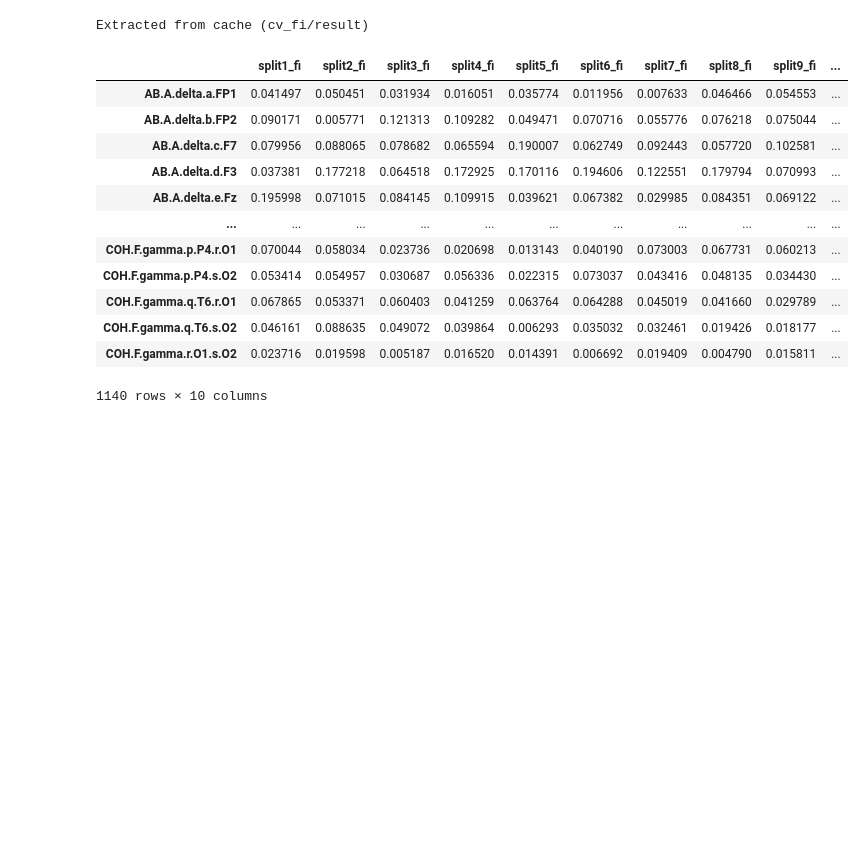
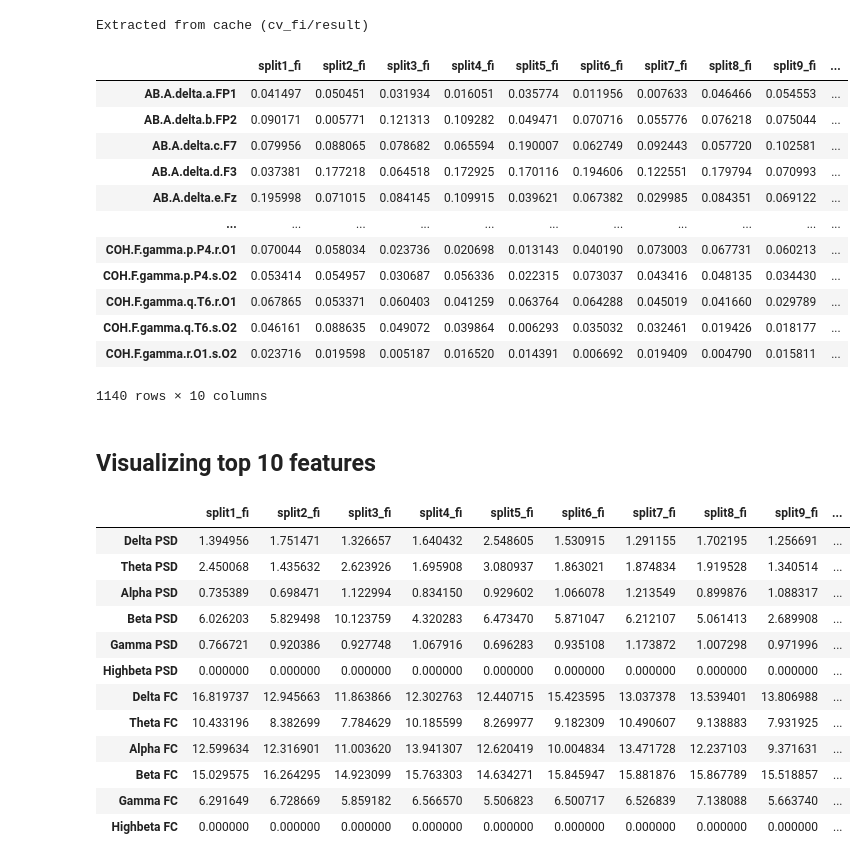
Before and after one commit to twix402/NeuroML, a Jupyter notebook: Codes/binary-classification-and-feature-importance.ipynb, the cells around one changed output. Drawn from its saved outputs; the diff is of its cells as text; code cells hidden in the pictures; blank space fills up the shorter version.

```diff
--- a/Codes/binary-classification-and-feature-importance.ipynb
+++ b/Codes/binary-classification-and-feature-importance.ipynb
@@ -802,3 +1021,5 @@ Extracted from cache (cv_fi/result)
 | COH.F.gamma.q.T6.s.O2 | 0.046161 | 0.088635 | 0.049072 | 0.039864 | 0.006293 | 0.035032 | 0.032461 | 0.019426 | 0.018177 | ... |
 | COH.F.gamma.r.O1.s.O2 | 0.023716 | 0.019598 | 0.005187 | 0.016520 | 0.014391 | 0.006692 | 0.019409 | 0.004790 | 0.015811 | ... |
 1140 rows × 10 columns
+# %% [markdown]
+## Visualizing top 10 features
@@ -804,0 +1031,65 @@ Extracted from cache (cv_fi/result)
+# %%
+# Initializing a dictionary to store sums for each band-category combination across all splits
+psd_fc_split_sums = {
+    'Delta PSD': [0] * 10,
+    'Theta PSD': [0] * 10,
+    'Alpha PSD': [0] * 10,
+    'Beta PSD': [0] * 10,
+    'Gamma PSD': [0] * 10,
+    'Highbeta PSD': [0] * 10,
+    'Delta FC': [0] * 10,
+    'Theta FC': [0] * 10,
+    'Alpha FC': [0] * 10,
+    'Beta FC': [0] * 10,
+    'Gamma FC': [0] * 10,
+    'Highbeta FC': [0] * 10
+}
+
+# Iterate over each feature and sum values accordingly for each split
+for feature in importances.index:
+    split_values = importances.loc[feature, importances.columns[:-1]].values  # Get values for each split (ignoring mean)
+    if feature.startswith('AB'):
+        if 'delta' in feature:
+            psd_fc_split_sums['Delta PSD'] = [x + y for x, y in zip(psd_fc_split_sums['Delta PSD'], split_values)]
+        elif 'theta' in feature:
+            psd_fc_split_sums['Theta PSD'] = [x + y for x, y in zip(psd_fc_split_sums['Theta PSD'], split_values)]
+        elif 'alpha' in feature:
+            psd_fc_split_sums['Alpha PSD'] = [x + y for x, y in zip(psd_fc_split_sums['Alpha PSD'], split_values)]
+        elif 'beta' in feature:
+            psd_fc_split_sums['Beta PSD'] = [x + y for x, y in zip(psd_fc_split_sums['Beta PSD'], split_values)]
+        elif 'gamma' in feature:
+            psd_fc_split_sums['Gamma PSD'] = [x + y for x, y in zip(psd_fc_split_sums['Gamma PSD'], split_values)]
+        elif 'highbeta' in feature:
+            psd_fc_split_sums['Highbeta PSD'] = [x + y for x, y in zip(psd_fc_split_sums['Highbeta PSD'], split_values)]
+    elif feature.startswith('COH'):
+        if 'delta' in feature:
+            psd_fc_split_sums['Delta FC'] = [x + y for x, y in zip(psd_fc_split_sums['Delta FC'], split_values)]
+        elif 'theta' in feature:
+            psd_fc_split_sums['Theta FC'] = [x + y for x, y in zip(psd_fc_split_sums['Theta FC'], split_values)]
+        elif 'alpha' in feature:
+            psd_fc_split_sums['Alpha FC'] = [x + y for x, y in zip(psd_fc_split_sums['Alpha FC'], split_values)]
+        elif 'beta' in feature:
+            psd_fc_split_sums['Beta FC'] = [x + y for x, y in zip(psd_fc_split_sums['Beta FC'], split_values)]
+        elif 'gamma' in feature:
+            psd_fc_split_sums['Gamma FC'] = [x + y for x, y in zip(psd_fc_split_sums['Gamma FC'], split_values)]
+        elif 'highbeta' in feature:
+            psd_fc_split_sums['Highbeta FC'] = [x + y for x, y in zip(psd_fc_split_sums['Highbeta FC'], split_values)]
+
+# Creating a DataFrame from the dictionary
+psd_fc = pd.DataFrame.from_dict(psd_fc_split_sums, orient='index', columns=importances.columns[:-1])
+psd_fc['mean']=psd_fc.mean(axis=1)
+psd_fc
+# %% [output]
+|  | split1_fi | split2_fi | split3_fi | split4_fi | split5_fi | split6_fi | split7_fi | split8_fi | split9_fi | ... |
+| Delta PSD | 1.394956 | 1.751471 | 1.326657 | 1.640432 | 2.548605 | 1.530915 | 1.291155 | 1.702195 | 1.256691 | ... |
+| Theta PSD | 2.450068 | 1.435632 | 2.623926 | 1.695908 | 3.080937 | 1.863021 | 1.874834 | 1.919528 | 1.340514 | ... |
+| Alpha PSD | 0.735389 | 0.698471 | 1.122994 | 0.834150 | 0.929602 | 1.066078 | 1.213549 | 0.899876 | 1.088317 | ... |
+| Beta PSD | 6.026203 | 5.829498 | 10.123759 | 4.320283 | 6.473470 | 5.871047 | 6.212107 | 5.061413 | 2.689908 | ... |
+| Gamma PSD | 0.766721 | 0.920386 | 0.927748 | 1.067916 | 0.696283 | 0.935108 | 1.173872 | 1.007298 | 0.971996 | ... |
+| Highbeta PSD | 0.000000 | 0.000000 | 0.000000 | 0.000000 | 0.000000 | 0.000000 | 0.000000 | 0.000000 | 0.000000 | ... |
+| Delta FC | 16.819737 | 12.945663 | 11.863866 | 12.302763 | 12.440715 | 15.423595 | 13.037378 | 13.539401 | 13.806988 | ... |
+| Theta FC | 10.433196 | 8.382699 | 7.784629 | 10.185599 | 8.269977 | 9.182309 | 10.490607 | 9.138883 | 7.931925 | ... |
+| Alpha FC | 12.599634 | 12.316901 | 11.003620 | 13.941307 | 12.620419 | 10.004834 | 13.471728 | 12.237103 | 9.371631 | ... |
+| Beta FC | 15.029575 | 16.264295 | 14.923099 | 15.763303 | 14.634271 | 15.845947 | 15.881876 | 15.867789 | 15.518857 | ... |
+| Gamma FC | 6.291649 | 6.728669 | 5.859182 | 6.566570 | 5.506823 | 6.500717 | 6.526839 | 7.138088 | 5.663740 | ... |
+| Highbeta FC | 0.000000 | 0.000000 | 0.000000 | 0.000000 | 0.000000 | 0.000000 | 0.000000 | 0.000000 | 0.000000 | ... |
```
Also changed, not shown: parts of 15 cells of this notebook.
